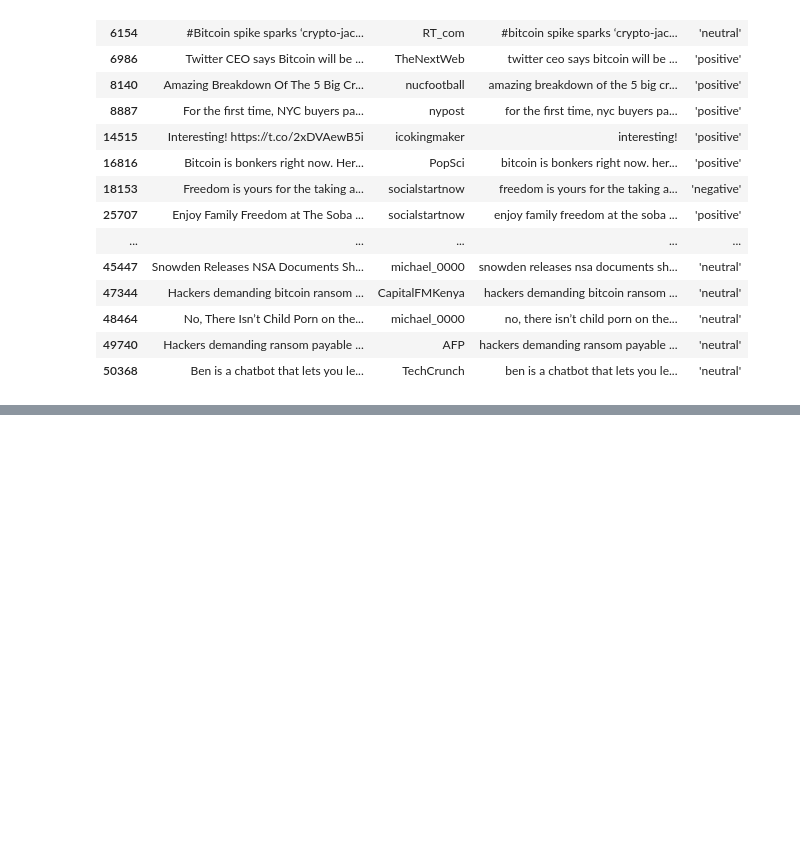
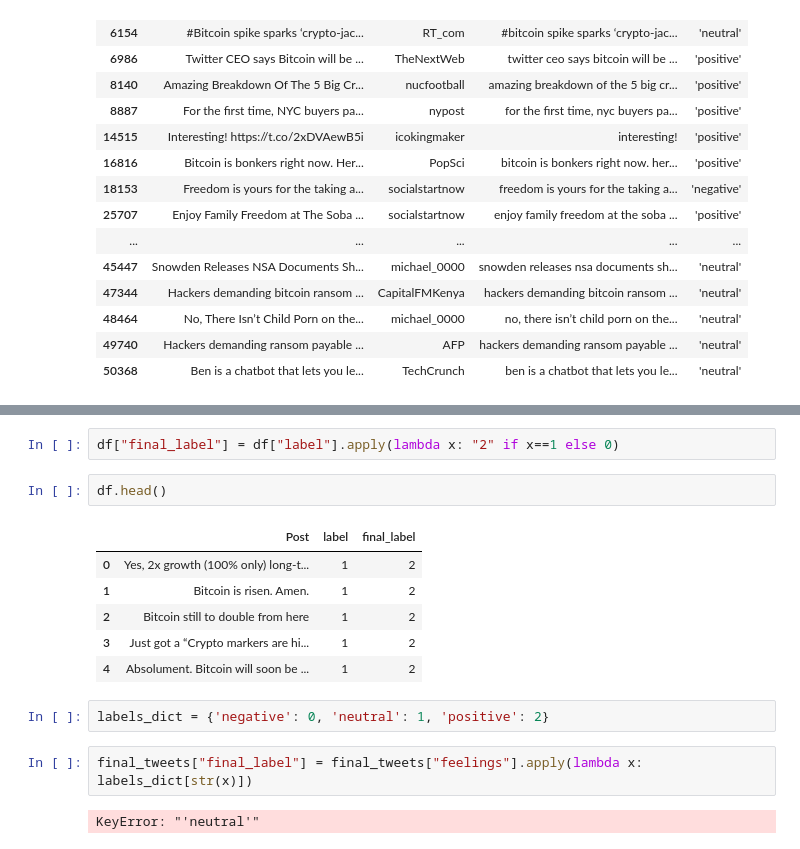
Before and after one commit to marouaneb48/bitcoin-prediction-using-twitter, a Jupyter notebook: notebooks/Tweets preprocessing.ipynb, the cells around one changed output, grey strips where cells are left out. Saved outputs shown, nothing was run; the diff lists cells and outputs as text; blank space fills up the shorter version.

```diff
--- a/notebooks/Tweets preprocessing.ipynb
+++ b/notebooks/Tweets preprocessing.ipynb
@@ -231,0 +312,17 @@ lexical_dict = ["bitcoin", "bitcoins", "btc", "crypto", "cryptos", "cryptocurren
+# %%
+df["final_label"] = df["label"].apply(lambda x: "2" if x==1 else 0)
+# %%
+df.head()
+# %% [output]
+|  | Post | label | final_label |
+| 0 | Yes, 2x growth (100% only) long-t... | 1 | 2 |
+| 1 | Bitcoin is risen. Amen. | 1 | 2 |
+| 2 | Bitcoin still to double from here | 1 | 2 |
+| 3 | Just got a “Crypto markers are hi... | 1 | 2 |
+| 4 | Absolument. Bitcoin will soon be ... | 1 | 2 |
+# %%
+labels_dict = {'negative': 0, 'neutral': 1, 'positive': 2}
+# %%
+final_tweets["final_label"] = final_tweets["feelings"].apply(lambda x: labels_dict[str(x)])
+# %% [output]
+KeyError: "'neutral'"
```
Also changed, not shown: parts of 34 cells of this notebook.
